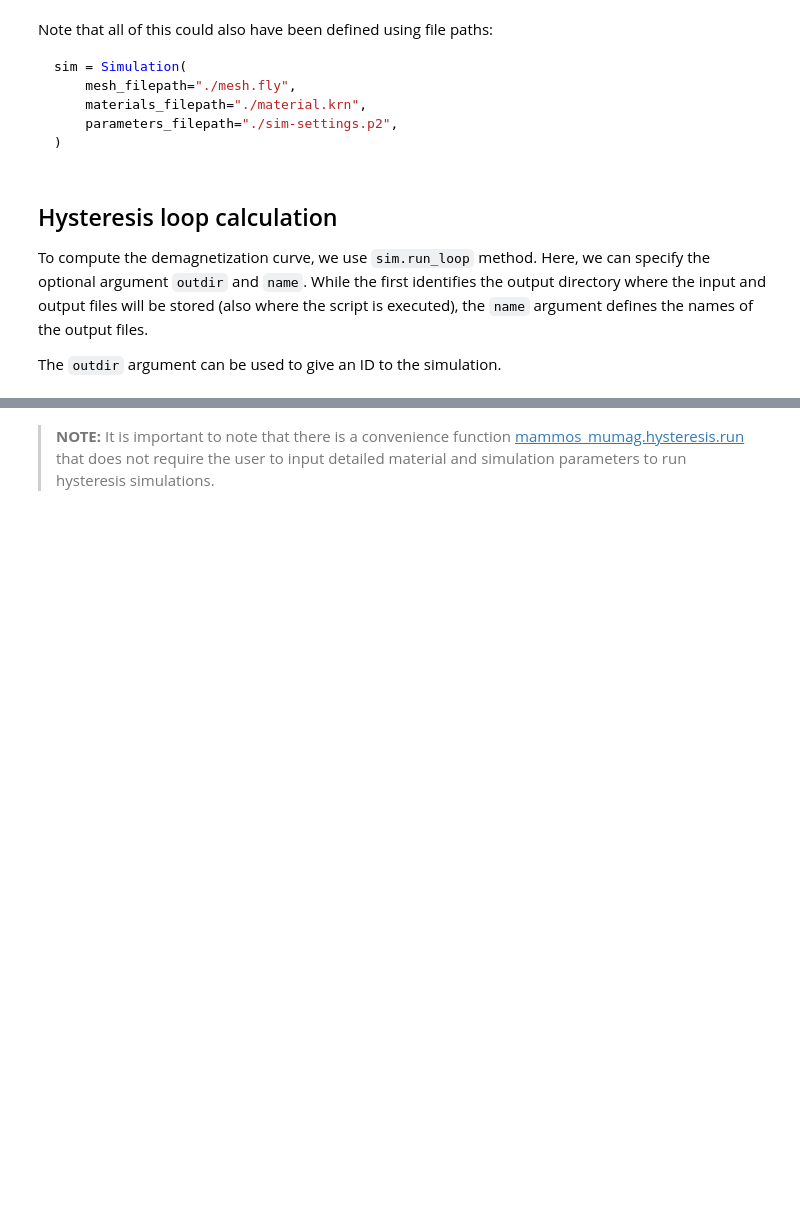
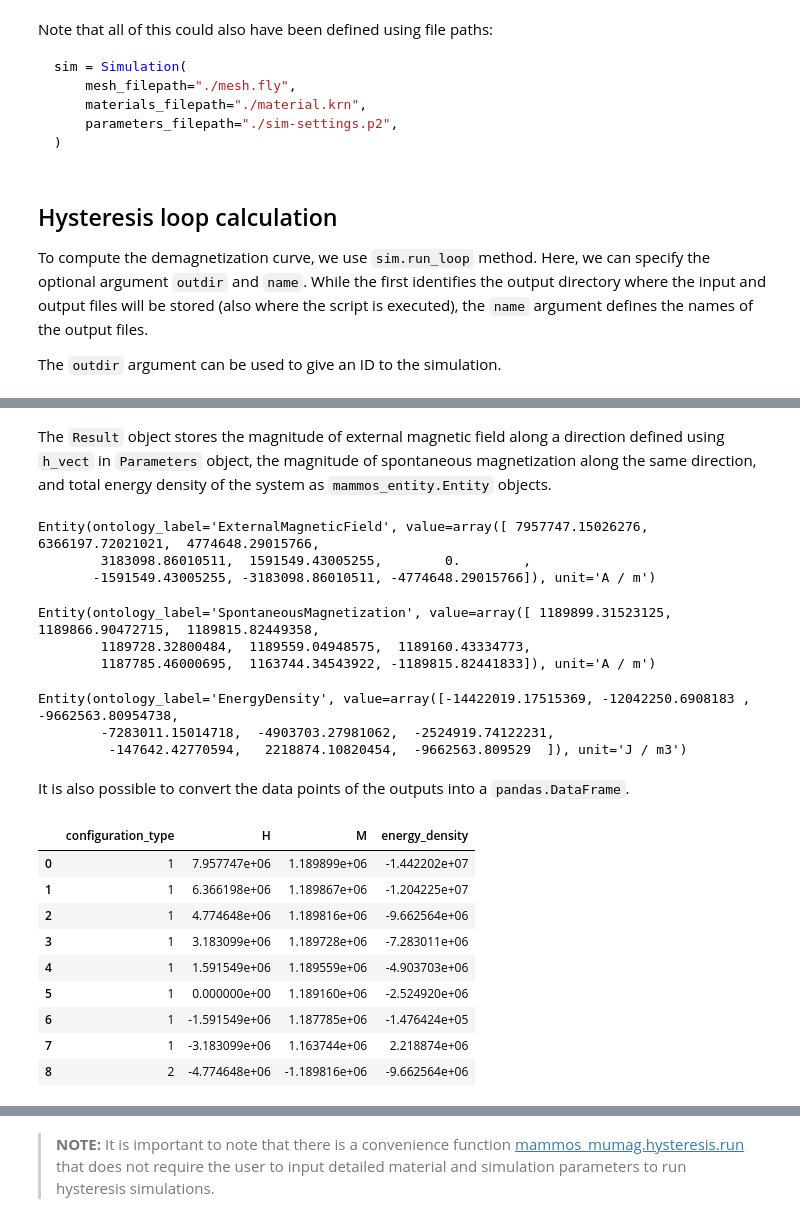
Before and after one commit to MaMMoS-project/mammos-mumag, a Jupyter notebook: examples/hysteresis.ipynb, the cells around one changed output, grey strips where cells are left out. Cells and saved outputs as stored; diff of their text form; code cells hidden in the pictures; blank space fills up the shorter version.

```diff
--- a/examples/hysteresis.ipynb
+++ b/examples/hysteresis.ipynb
@@ -139 +139,36 @@ pd.read_csv("out/loop/cube.dat", delimiter=" ", names=["idx", "mu0_Hext", "polar
+# %% [markdown]
+The `Result` object stores the magnitude of external magnetic field along a direction defined using `h_vect` in `Parameters` object, the magnitude of spontaneous magnetization along the same direction, and total energy density of the system as `mammos_entity.Entity` objects.
+# %%
+results.H
+# %% [output]
+Entity(ontology_label='ExternalMagneticField', value=array([ 7957747.15026276,  6366197.72021021,  4774648.29015766,
+        3183098.86010511,  1591549.43005255,        0.        ,
+       -1591549.43005255, -3183098.86010511, -4774648.29015766]), unit='A / m')
+# %%
+results.M
+# %% [output]
+Entity(ontology_label='SpontaneousMagnetization', value=array([ 1189899.31523125,  1189866.90472715,  1189815.82449358,
+        1189728.32800484,  1189559.04948575,  1189160.43334773,
+        1187785.46000695,  1163744.34543922, -1189815.82441833]), unit='A / m')
+# %%
+results.energy_density
+# %% [output]
+Entity(ontology_label='EnergyDensity', value=array([-14422019.17515369, -12042250.6908183 ,  -9662563.80954738,
+        -7283011.15014718,  -4903703.27981062,  -2524919.74122231,
+         -147642.42770594,   2218874.10820454,  -9662563.809529  ]), unit='J / m3')
+# %% [markdown]
+It is also possible to convert the data points of the outputs into a `pandas.DataFrame`.
+# %%
+results.dataframe
+# %% [output]
+|  | configuration_type | H | M | energy_density |
+| 0 | 1 | 7.957747e+06 | 1.189899e+06 | -1.442202e+07 |
+| 1 | 1 | 6.366198e+06 | 1.189867e+06 | -1.204225e+07 |
+| 2 | 1 | 4.774648e+06 | 1.189816e+06 | -9.662564e+06 |
+| 3 | 1 | 3.183099e+06 | 1.189728e+06 | -7.283011e+06 |
+| 4 | 1 | 1.591549e+06 | 1.189559e+06 | -4.903703e+06 |
+| 5 | 1 | 0.000000e+00 | 1.189160e+06 | -2.524920e+06 |
+| 6 | 1 | -1.591549e+06 | 1.187785e+06 | -1.476424e+05 |
+| 7 | 1 | -3.183099e+06 | 1.163744e+06 | 2.218874e+06 |
+| 8 | 2 | -4.774648e+06 | -1.189816e+06 | -9.662564e+06 |
 # %% [markdown]
```
Also changed, not shown: parts of 14 cells of this notebook.
